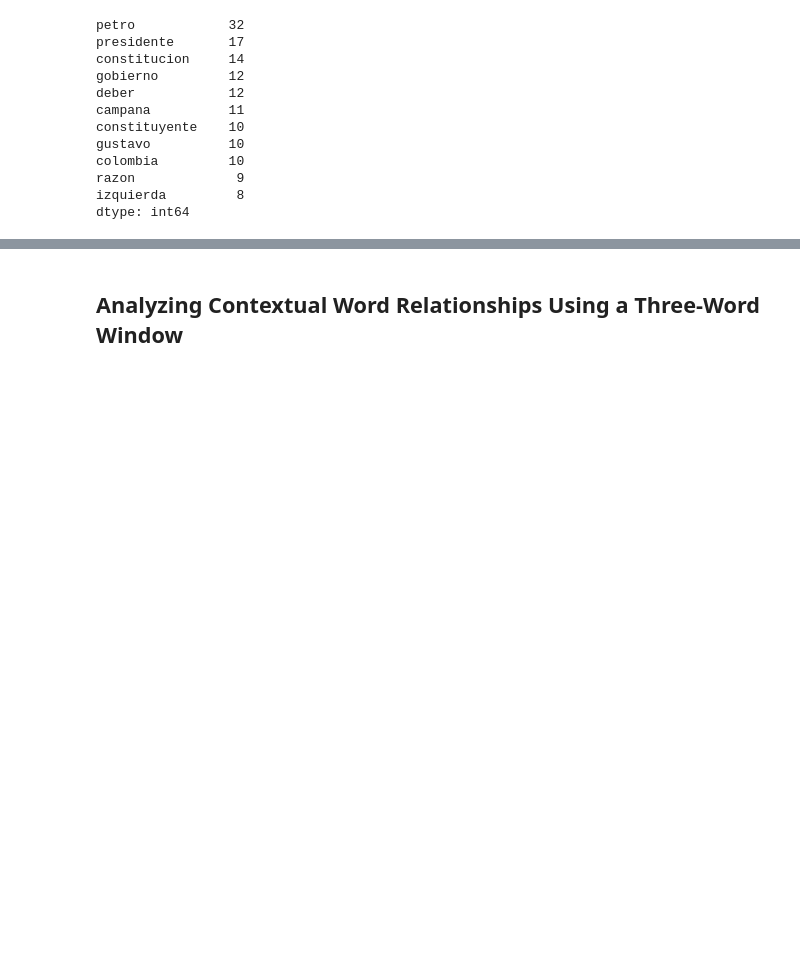
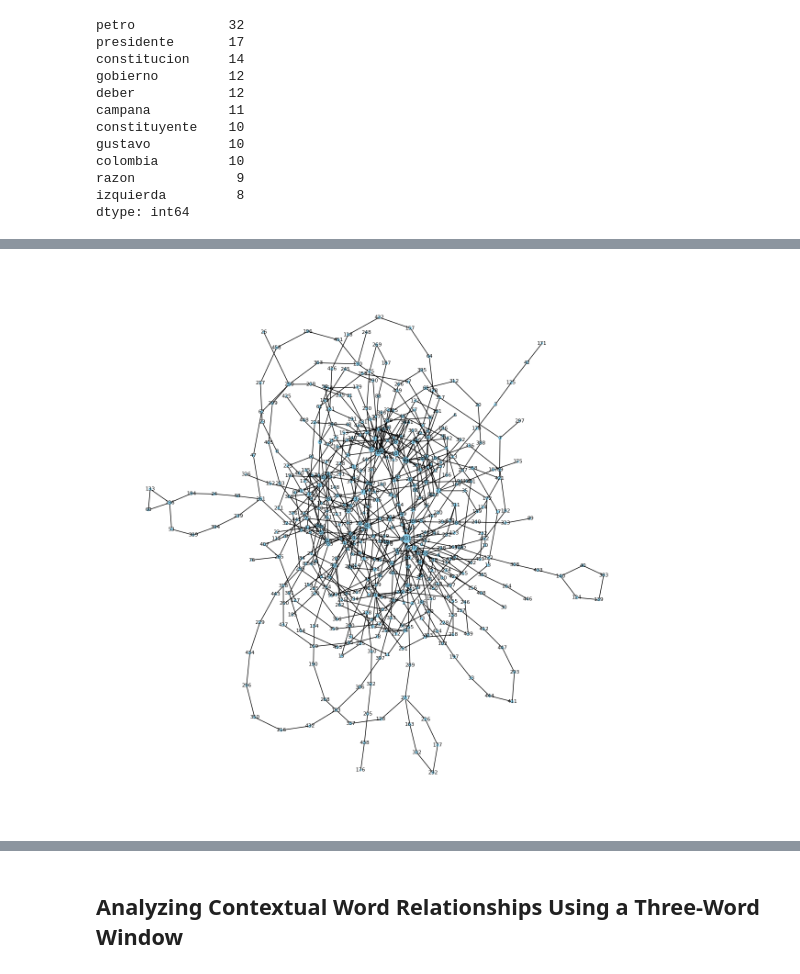
Before and after one commit to alejomaar/Network-Science-for-Data-Analytics, a Jupyter notebook: term_project/term_project.ipynb, the cells around one changed output, grey strips where cells are left out. Cells and saved outputs as stored; diff of their text form; code cells hidden in the pictures; blank space fills up the shorter version.

Commit message:
feat: add news plot

```diff
--- a/term_project/term_project.ipynb
+++ b/term_project/term_project.ipynb
@@ -240,6 +236,32 @@ co_ocurrences_df.loc[top_matches.index,top_matches.index]
 | colombia | 0 | 0 | 0 | 0 | 0 | 0 | 0 | 0 | 0 | ... |
 | razon | 1 | 0 | 0 | 0 | 0 | 0 | 0 | 0 | 0 | ... |
 | izquierda | 0 | 2 | 0 | 0 | 0 | 0 | 0 | 0 | 0 | ... |
+# %%
+import pandas as pd
+import numpy as np
+import networkx as nx
+import matplotlib.pyplot as plt
+
+# Assuming co_ocurrences_df is your adjacency matrix DataFrame
+# Convert the DataFrame to a numpy array
+adjacency_matrix = co_ocurrences_df.values
+
+# Create a graph from the adjacency matrix
+G = nx.from_numpy_array(adjacency_matrix)
+
+# Calculate degree centrality for each node
+degree_centrality = nx.degree_centrality(G)
+
+# Draw the graph
+plt.figure(figsize=(12, 12))  # Adjust the figure size
+pos = nx.kamada_kawai_layout(G)  # Use Kamada-Kawai layout for better organization
+node_size = [v * 3000 for v in degree_centrality.values()]  # Adjust node size based on degree centrality
+nx.draw(G, pos, with_labels=True, node_color='skyblue', node_size=node_size, edge_color='black', linewidths=1, font_size=8)  # Adjust the font size
+
+# Show plot
+plt.show()
+# %% [output]
+[figure, added]
 # %%
 encoding = vectorizer.transform(docs_pairs).toarray()
 co_ocurrences = encoding.T@encoding
```
Also changed, not shown: parts of 4 cells of this notebook.
